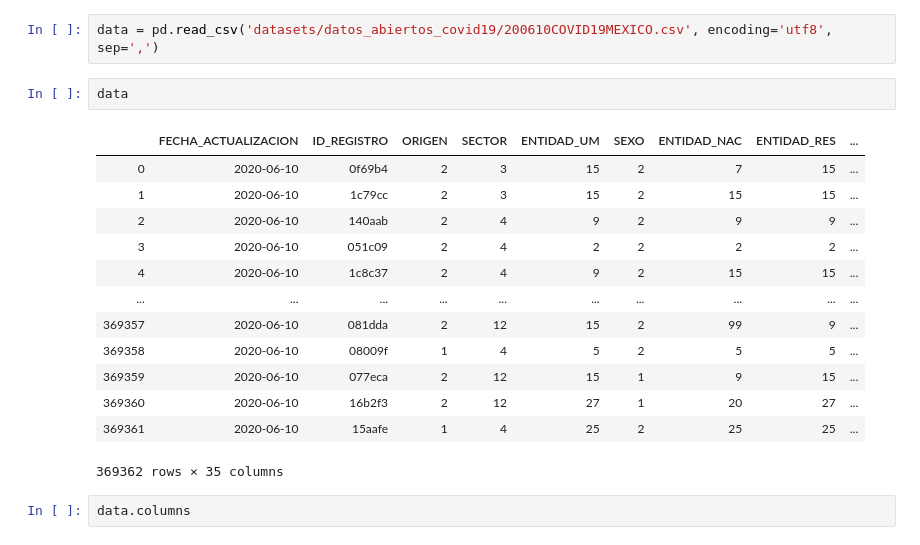
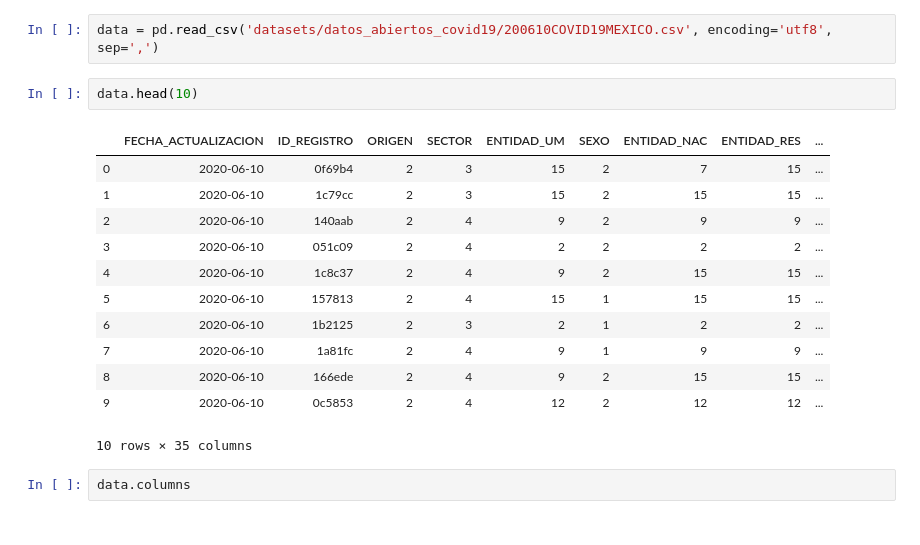
Before and after one commit to artthuro6/Covid-19, a Jupyter notebook: Modelo 1 - Covid.ipynb, the cells around one changed output. Saved outputs shown, nothing was run; the diff lists cells and outputs as text.

```diff
--- a/Modelo 1 - Covid.ipynb
+++ b/Modelo 1 - Covid.ipynb
@@ -5,21 +5,20 @@ import numpy as np
 # %%
 data = pd.read_csv('datasets/datos_abiertos_covid19/200610COVID19MEXICO.csv', encoding='utf8', sep=',')
 # %%
-data
+data.head(10)
 # %% [output]
 |  | FECHA_ACTUALIZACION | ID_REGISTRO | ORIGEN | SECTOR | ENTIDAD_UM | SEXO | ENTIDAD_NAC | ENTIDAD_RES | ... |
 | 0 | 2020-06-10 | 0f69b4 | 2 | 3 | 15 | 2 | 7 | 15 | ... |
 | 1 | 2020-06-10 | 1c79cc | 2 | 3 | 15 | 2 | 15 | 15 | ... |
 | 2 | 2020-06-10 | 140aab | 2 | 4 | 9 | 2 | 9 | 9 | ... |
 | 3 | 2020-06-10 | 051c09 | 2 | 4 | 2 | 2 | 2 | 2 | ... |
 | 4 | 2020-06-10 | 1c8c37 | 2 | 4 | 9 | 2 | 15 | 15 | ... |
-| ... | ... | ... | ... | ... | ... | ... | ... | ... | ... |
-| 369357 | 2020-06-10 | 081dda | 2 | 12 | 15 | 2 | 99 | 9 | ... |
-| 369358 | 2020-06-10 | 08009f | 1 | 4 | 5 | 2 | 5 | 5 | ... |
-| 369359 | 2020-06-10 | 077eca | 2 | 12 | 15 | 1 | 9 | 15 | ... |
-| 369360 | 2020-06-10 | 16b2f3 | 2 | 12 | 27 | 1 | 20 | 27 | ... |
-| 369361 | 2020-06-10 | 15aafe | 1 | 4 | 25 | 2 | 25 | 25 | ... |
+| 5 | 2020-06-10 | 157813 | 2 | 4 | 15 | 1 | 15 | 15 | ... |
+| 6 | 2020-06-10 | 1b2125 | 2 | 3 | 2 | 1 | 2 | 2 | ... |
+| 7 | 2020-06-10 | 1a81fc | 2 | 4 | 9 | 1 | 9 | 9 | ... |
+| 8 | 2020-06-10 | 166ede | 2 | 4 | 9 | 2 | 15 | 15 | ... |
+| 9 | 2020-06-10 | 0c5853 | 2 | 4 | 12 | 2 | 12 | 12 | ... |
-369362 rows × 35 columns
+10 rows × 35 columns
 # %%
 data.columns
 # %% [output]
```
Also changed, not shown: parts of 19 cells of this notebook.
